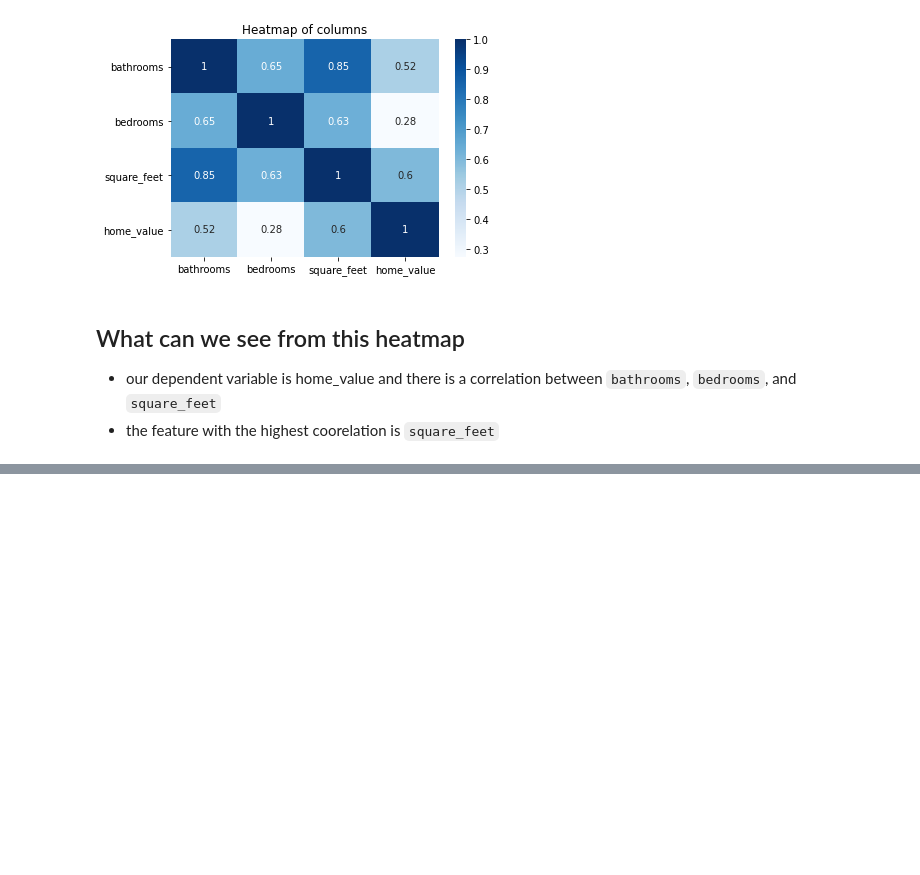
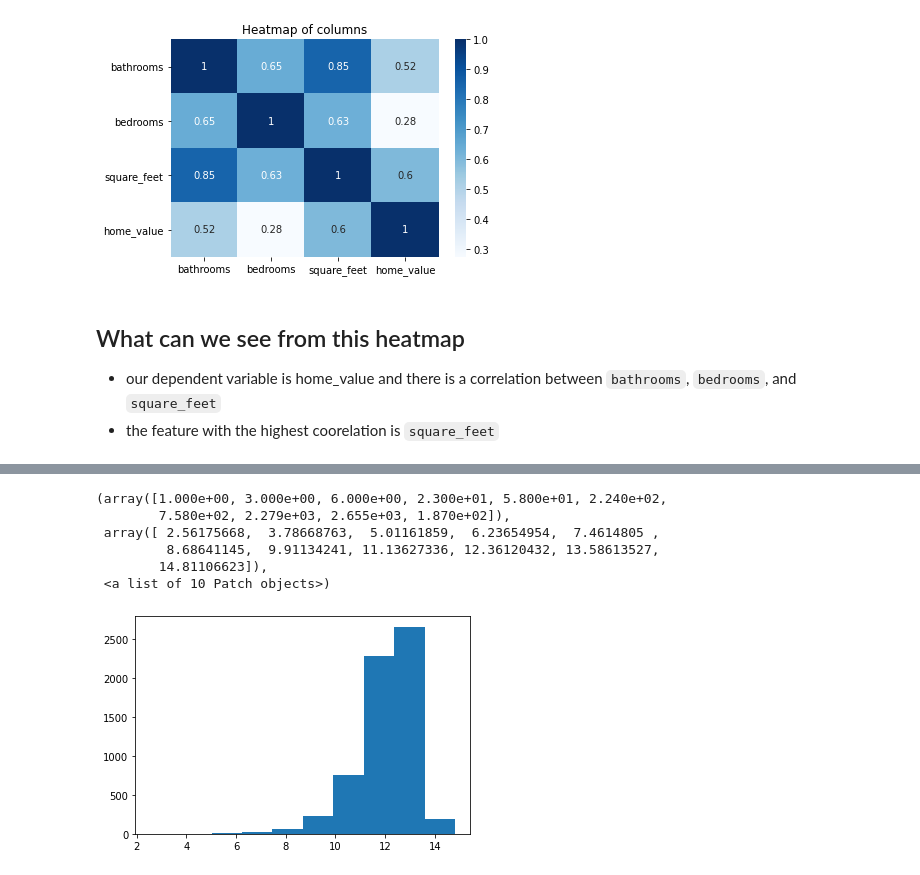
Before and after one commit to RaulCPena/zillow-estimate-home-value, a Jupyter notebook: Final_Zillow_Project.ipynb, the cells around one changed output, grey strips where cells are left out. Cells and saved outputs as stored; diff of their text form; code cells hidden in the pictures; blank space fills up the shorter version.

```diff
--- a/Final_Zillow_Project.ipynb
+++ b/Final_Zillow_Project.ipynb
@@ -282,0 +486,11 @@ plt.show()
+# %%
+# create a histogram
+plt.hist(np.log(ols_eval.residuals))
+# %% [output]
+(array([1.000e+00, 3.000e+00, 6.000e+00, 2.300e+01, 5.800e+01, 2.240e+02,
+        7.580e+02, 2.279e+03, 2.655e+03, 1.870e+02]),
+ array([ 2.56175668,  3.78668763,  5.01161859,  6.23654954,  7.4614805 ,
+         8.68641145,  9.91134241, 11.13627336, 12.36120432, 13.58613527,
+        14.81106623]),
+ <a list of 10 Patch objects>)
+[figure, added]
```
Also changed, not shown: parts of 52 cells of this notebook.
